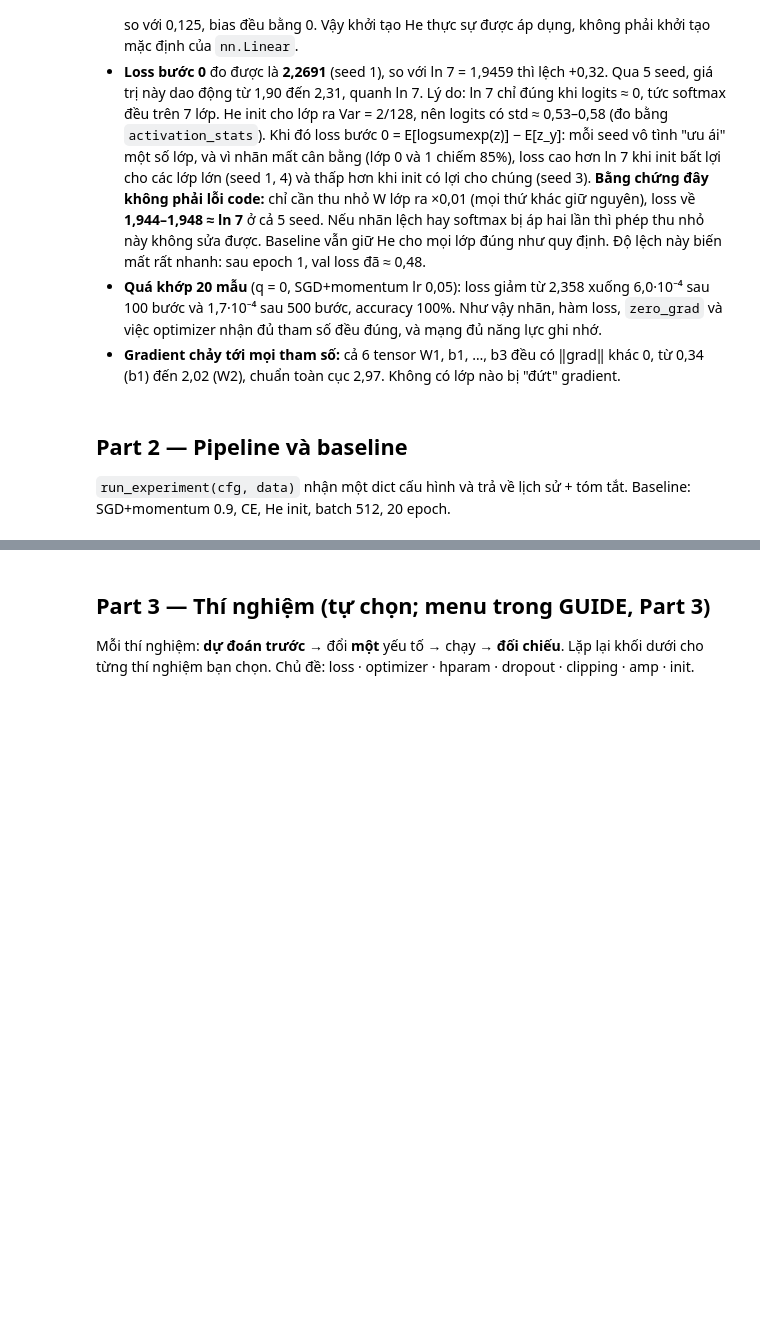
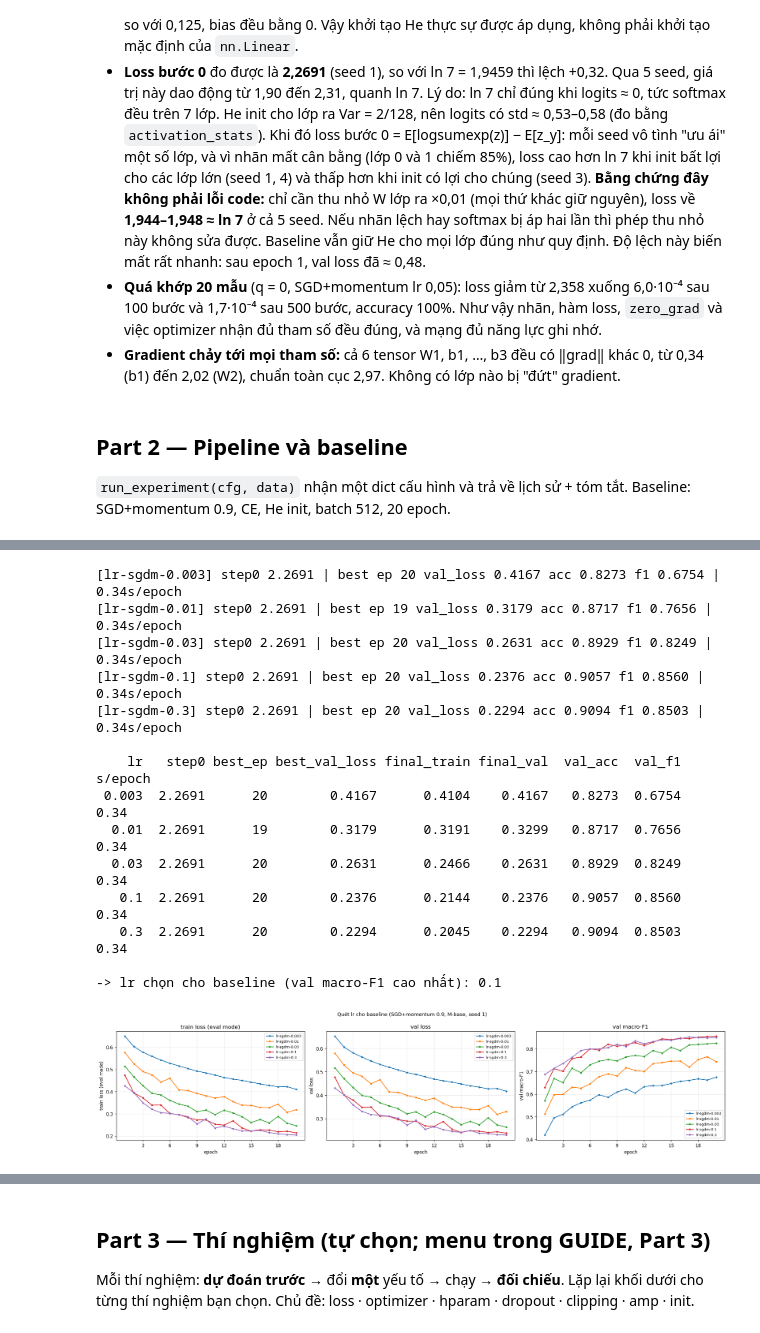
Before and after one commit to AIVIETNAM-AIO-AnhDinh/K4-Track4-Day1-DinhLenhTienAnh-2A202602928-Neuralnetwork, a Jupyter notebook: code/lab.ipynb, the cells around one changed output, grey strips where cells are left out. Saved outputs shown, nothing was run; the diff lists cells and outputs as text; code cells hidden in the pictures; blank space fills up the shorter version.

```diff
--- a/code/lab.ipynb
+++ b/code/lab.ipynb
@@ -262,0 +270,46 @@ chuẩn toàn cục: 2.9711
+# %%
+# 2b-1. Quét lr cho SGD+momentum, chọn theo val macro-F1 (chỉ số chính), seed 1, 20 epoch
+LRS = [0.003, 0.01, 0.03, 0.1, 0.3]
+lr_runs = {}
+for lr in LRS:
+    r = run_experiment({**DEFAULT_CFG, "lr": lr, "seed": 1, "exp_id": f"lr-sgdm-{lr:g}", "group": "hparam",
+                        "description": f"Tìm lr cho baseline: SGD+momentum lr={lr:g}, còn lại như baseline"}, data)
+    save_result(r, f"{OUT_DIR}/results")
+    plot_run(r, f"{OUT_DIR}/figures/{r['cfg']['exp_id']}.png")
+    lr_runs[lr] = r
+
+print(f"\n{'lr':>6s} {'step0':>7s} {'best_ep':>7s} {'best_val_loss':>13s} {'final_train':>11s} {'final_val':>9s} "
+      f"{'val_acc':>8s} {'val_f1':>7s} {'s/epoch':>7s}")
+for lr, r in lr_runs.items():
+    s = r["summary"]
+    if s["diverged"] and s["best_epoch"] is None:
+        print(f"{lr:>6g}  phân kỳ ngay epoch đầu"); continue
+    print(f"{lr:>6g} {s['step0_loss']:>7.4f} {s['best_epoch']:>7d} {s['best_val_loss']:>13.4f} {s['final_train_loss']:>11.4f} "
+          f"{s['final_val_loss']:>9.4f} {s['val_acc']:>8.4f} {s['val_macro_f1']:>7.4f} {s['time_per_epoch_s']:>7.2f}"
+          + ("  DIVERGED" if s["diverged"] else ""))
+
+ok = {lr: r for lr, r in lr_runs.items() if not r["summary"]["diverged"]}
+BEST_LR = max(ok, key=lambda lr: ok[lr]["summary"]["val_macro_f1"])
+print(f"\n-> lr chọn cho baseline (val macro-F1 cao nhất): {BEST_LR:g}")
+if BEST_LR != DEFAULT_CFG["lr"]:
+    print(f"   Lưu ý: khác DEFAULT_CFG['lr'] = {DEFAULT_CFG['lr']:g} trong train.py; notebook dùng BEST_LR, nên cập nhật train.py cho khớp.")
+
+plot_compare(list(lr_runs.values()), ["train_loss", "val_loss", "val_macro_f1"], f"{OUT_DIR}/figures/compare_lr_sgdm.png",
+             title="Quét lr cho baseline (SGD+momentum 0.9, M-base, seed 1)")
+display(Image(f"{OUT_DIR}/figures/compare_lr_sgdm.png"))
+# %% [output]
+[lr-sgdm-0.003] step0 2.2691 | best ep 20 val_loss 0.4167 acc 0.8273 f1 0.6754 | 0.34s/epoch
+[lr-sgdm-0.01] step0 2.2691 | best ep 19 val_loss 0.3179 acc 0.8717 f1 0.7656 | 0.34s/epoch
+[lr-sgdm-0.03] step0 2.2691 | best ep 20 val_loss 0.2631 acc 0.8929 f1 0.8249 | 0.34s/epoch
+[lr-sgdm-0.1] step0 2.2691 | best ep 20 val_loss 0.2376 acc 0.9057 f1 0.8560 | 0.34s/epoch
+[lr-sgdm-0.3] step0 2.2691 | best ep 20 val_loss 0.2294 acc 0.9094 f1 0.8503 | 0.34s/epoch
+
+    lr   step0 best_ep best_val_loss final_train final_val  val_acc  val_f1 s/epoch
+ 0.003  2.2691      20        0.4167      0.4104    0.4167   0.8273  0.6754    0.34
+  0.01  2.2691      19        0.3179      0.3191    0.3299   0.8717  0.7656    0.34
+  0.03  2.2691      20        0.2631      0.2466    0.2631   0.8929  0.8249    0.34
+   0.1  2.2691      20        0.2376      0.2144    0.2376   0.9057  0.8560    0.34
+   0.3  2.2691      20        0.2294      0.2045    0.2294   0.9094  0.8503    0.34
+
+-> lr chọn cho baseline (val macro-F1 cao nhất): 0.1
+[figure, added]
```
Also changed, not shown: parts of 6 cells of this notebook, 26 other files.
